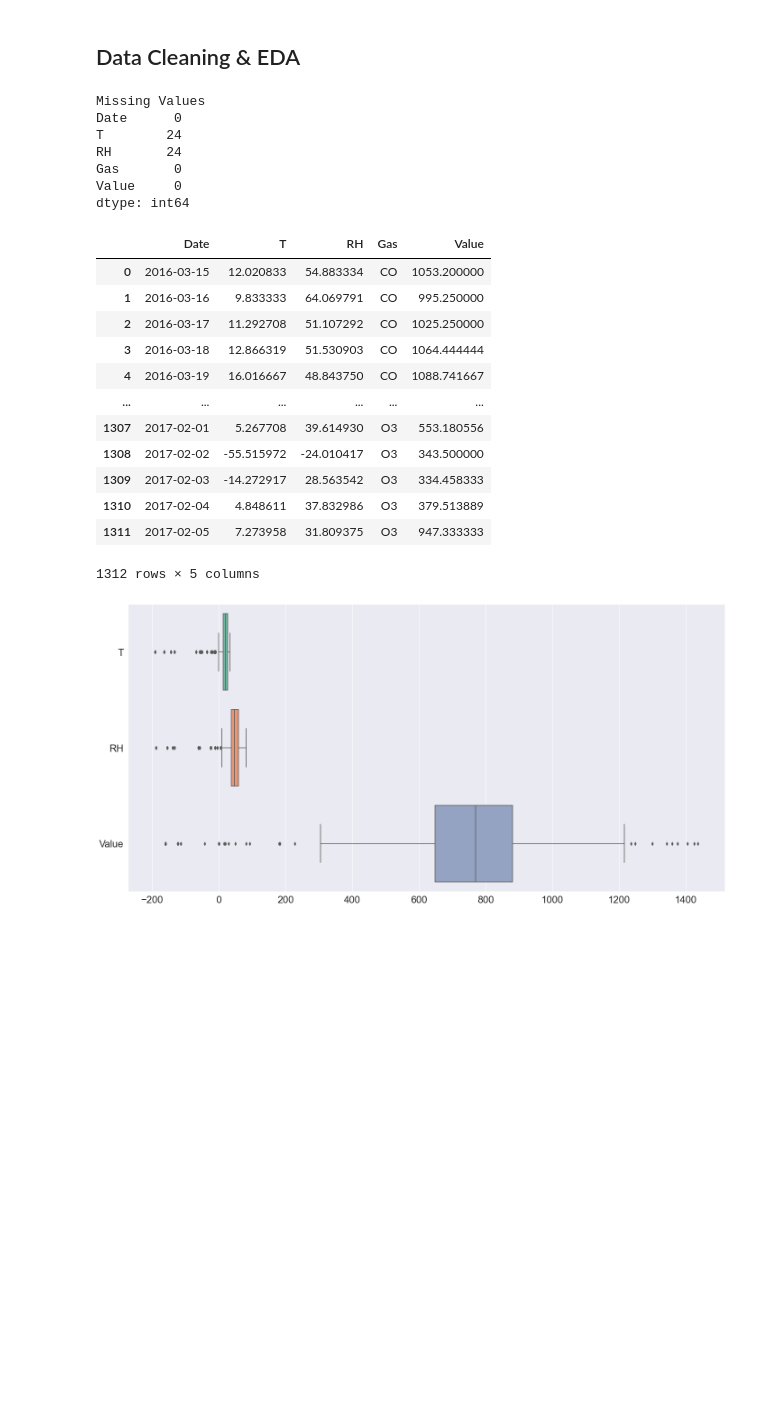
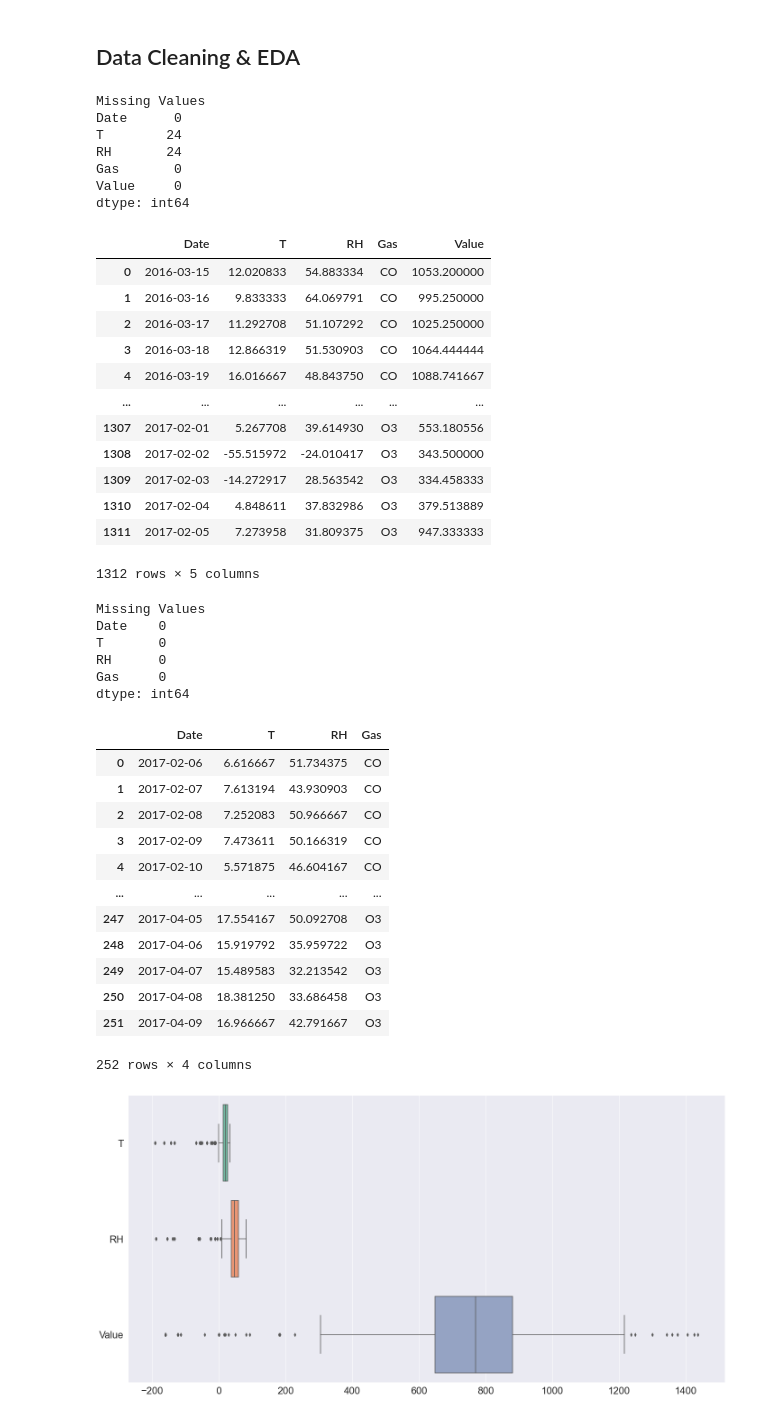
Before and after one commit to amidstdebug/DAAA-Y2-S1, a Jupyter notebook: AIML/CA2/Part_A/part_a.ipynb, the cells around one changed output. Cells and saved outputs as stored; diff of their text form; code cells hidden in the pictures; blank space fills up the shorter version.

```diff
--- a/AIML/CA2/Part_A/part_a.ipynb
+++ b/AIML/CA2/Part_A/part_a.ipynb
@@ -85,8 +100,10 @@ from matplotlib import pyplot as plt
 from scipy import stats
 
 sns.set(font_scale=2)
+# train
 df = pd.read_csv('../data/train.csv',parse_dates=True,na_values=-200)
 dfs = pd.read_csv('../data/train.csv',parse_dates=True)
+
 df  = df.iloc[: , :-2]
 
 print('Missing Values')
@@ -94,33 +111,65 @@ print(df.isnull().sum())
 df['Date'] = pd.to_datetime(df['Date'],dayfirst=True)
 df['Date'] = [time.date() for time in df['Date']]
 
 gas_co = df.loc[df['Gas'] == 'CO']
 gas_HC = df.loc[df['Gas'] == 'HC']
 gas_NO2 = df.loc[df['Gas'] == 'NO2']
 gas_O3 = df.loc[df['Gas'] == 'O3']
 
 display(df)
+
+# test
+df_test = pd.read_csv('../data/test.csv',parse_dates=True)
+
+df_test  = df_test.iloc[: , :-2]
+df_test = df_test.drop(columns=['id'])
+
+print('Missing Values')
+print(df_test.isnull().sum())
+df_test['Date'] = pd.to_datetime(df_test['Date'],dayfirst=True)
+df_test['Date'] = [time.date() for time in df_test['Date']]
+
+display(df_test)
 # %% [output]
 Missing Values
 Date      0
 T        24
 RH       24
 Gas       0
 Value     0
 dtype: int64
 |  | Date | T | RH | Gas | Value |
 | 0 | 2016-03-15 | 12.020833 | 54.883334 | CO | 1053.200000 |
 | 1 | 2016-03-16 | 9.833333 | 64.069791 | CO | 995.250000 |
 | 2 | 2016-03-17 | 11.292708 | 51.107292 | CO | 1025.250000 |
 | 3 | 2016-03-18 | 12.866319 | 51.530903 | CO | 1064.444444 |
 | 4 | 2016-03-19 | 16.016667 | 48.843750 | CO | 1088.741667 |
 | ... | ... | ... | ... | ... | ... |
 | 1307 | 2017-02-01 | 5.267708 | 39.614930 | O3 | 553.180556 |
 | 1308 | 2017-02-02 | -55.515972 | -24.010417 | O3 | 343.500000 |
 | 1309 | 2017-02-03 | -14.272917 | 28.563542 | O3 | 334.458333 |
 | 1310 | 2017-02-04 | 4.848611 | 37.832986 | O3 | 379.513889 |
 | 1311 | 2017-02-05 | 7.273958 | 31.809375 | O3 | 947.333333 |
 1312 rows × 5 columns
+Missing Values
+Date    0
+T       0
+RH      0
+Gas     0
+dtype: int64
+|  | Date | T | RH | Gas |
+| 0 | 2017-02-06 | 6.616667 | 51.734375 | CO |
+| 1 | 2017-02-07 | 7.613194 | 43.930903 | CO |
+| 2 | 2017-02-08 | 7.252083 | 50.966667 | CO |
+| 3 | 2017-02-09 | 7.473611 | 50.166319 | CO |
+| 4 | 2017-02-10 | 5.571875 | 46.604167 | CO |
+| ... | ... | ... | ... | ... |
+| 247 | 2017-04-05 | 17.554167 | 50.092708 | O3 |
+| 248 | 2017-04-06 | 15.919792 | 35.959722 | O3 |
+| 249 | 2017-04-07 | 15.489583 | 32.213542 | O3 |
+| 250 | 2017-04-08 | 18.381250 | 33.686458 | O3 |
+| 251 | 2017-04-09 | 16.966667 | 42.791667 | O3 |
+252 rows × 4 columns
 # %%
 
 plt.rcParams["figure.figsize"] = [20, 10]
```
Also changed, not shown: parts of 24 cells of this notebook, 2 other files.
